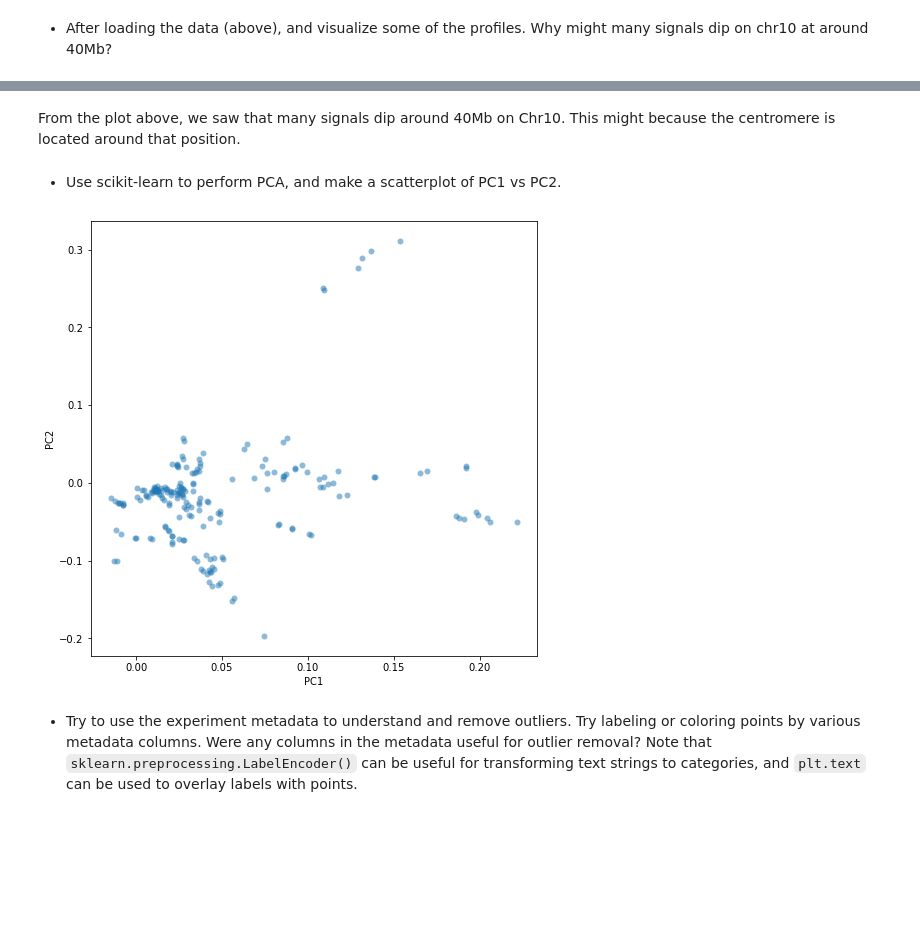
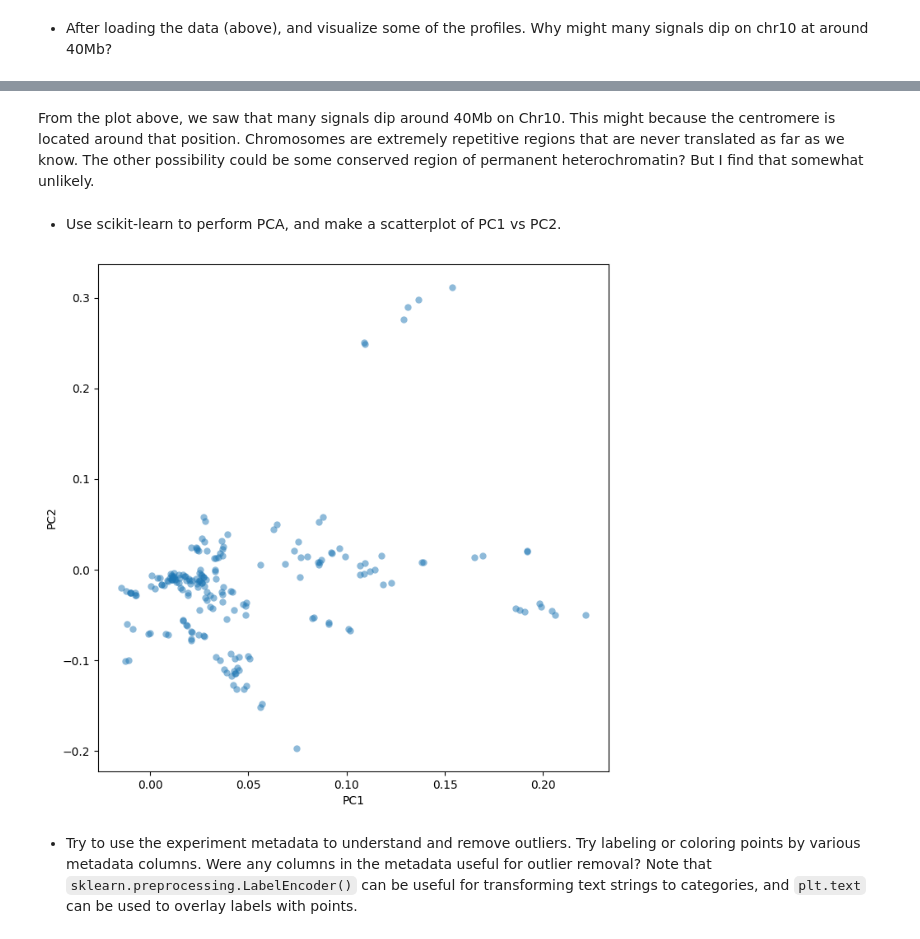
Before and after one commit to Thewhey-Brian/qbio577_fall2022, a Jupyter notebook: encode-bigwig-eda.ipynb, the cells around one changed output, grey strips where cells are left out. Cells and saved outputs as stored; diff of their text form; code cells hidden in the pictures; blank space fills up the shorter version.

```diff
--- a/encode-bigwig-eda.ipynb
+++ b/encode-bigwig-eda.ipynb
@@ -39,16 +41,16 @@ df.iloc[:, 3:].set_index('midpos').plot(legend=False)
 # %% [markdown]
-From the plot above, we saw that many signals dip around 40Mb on Chr10. This might because the centromere is located around that position.
+From the plot above, we saw that many signals dip around 40Mb on Chr10. This might because the centromere is located around that position. Chromosomes are extremely repetitive regions that are never translated as far as we know. The other possibility could be some conserved region of permanent heterochromatin? But I find that somewhat unlikely.
 # %% [markdown]
 - Use scikit-learn to perform PCA, and make a scatterplot of PC1 vs PC2.
 # %%
 # Performing PCA
 # df_scaled = pd.DataFrame(sklearn.preprocessing.scale(df.iloc[:, 3:-1]),columns = df.columns[3:-1])
 pca = sklearn.decomposition.PCA(n_components=2)
-pca.fit(df.iloc[:, 3:-1])
-pca.feature_names_in_ = df.iloc[:, 3:-1].columns
+pca.fit(df.iloc[:, 3:])
+pca.feature_names_in_ = df.iloc[:, 3:].columns
 plot_pca(pca)
 # %% [output]
-[figure, old version]
+[figure, new version]
 # %% [markdown]
 - Try to use the experiment metadata to understand and remove outliers. Try labeling or coloring points by various metadata columns. Were any columns in the metadata useful for outlier removal? Note that `sklearn.preprocessing.LabelEncoder()` can be useful for transforming text strings to categories, and `plt.text` can be used to overlay labels with points.
 # %%
```
Also changed, not shown: parts of 15 cells of this notebook, 1 other file.
